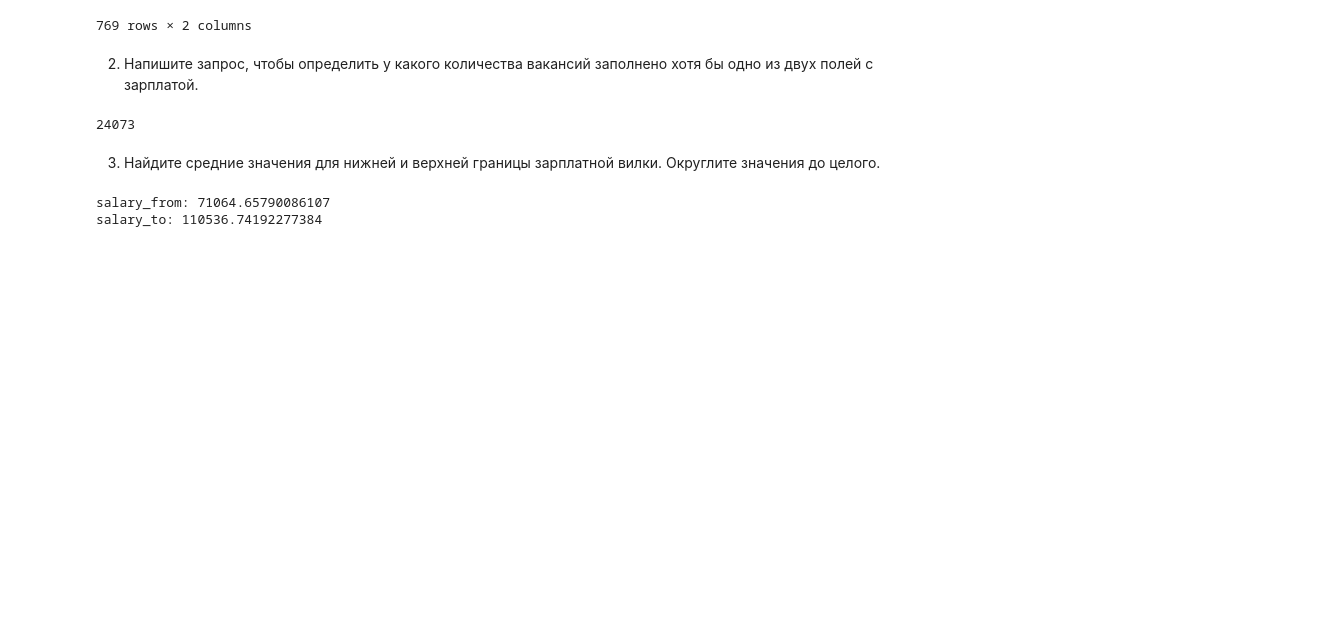
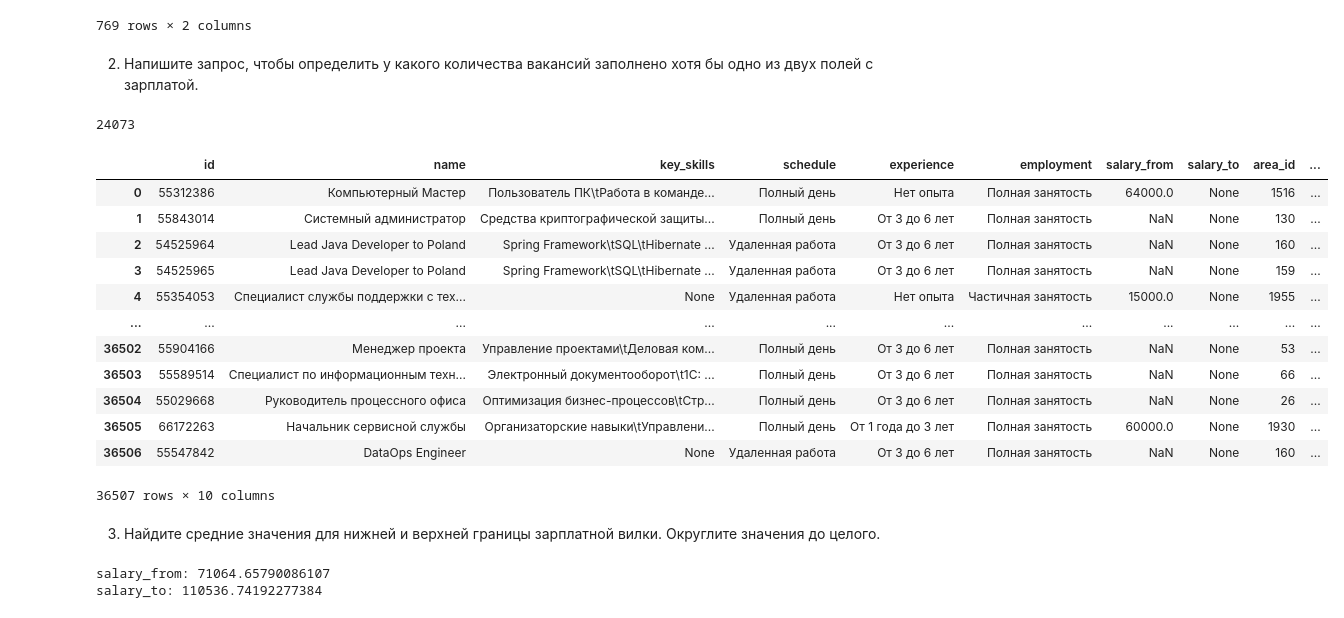
Before and after one commit to nikolaevgk/SFproject2, a Jupyter notebook: SF PART 2/Project_2_Николаев.ipynb, the cells around one changed output. Saved outputs shown, nothing was run; the diff lists cells and outputs as text; code cells hidden in the pictures; blank space fills up the shorter version.

```diff
--- a/SF PART 2/Project_2_Николаев.ipynb
+++ b/SF PART 2/Project_2_Николаев.ipynb
@@ -6,6 +6,11 @@
 import pandas as pd
 import psycopg2
 # %%
+DBNAME = 'project_sql'
+USER = 'skillfactory'
+PASSWORD = 'cCkxxLVrDE8EbvjueeMedPKt'
+HOST = '84.201.134.129'
+PORT = 5432
 connection = psycopg2.connect(
     dbname=DBNAME,
     user=USER,
@@ -101,6 +106,27 @@ df = pd.read_sql_query(query_4_2, connection)
 df.shape[0]
 # %% [output]
 24073
+# %%
+query_4_2 = f'''select *
+           from public.vacancies
+           where vacancies.salary_to IS null
+        '''
+df = pd.read_sql_query(query_4_2, connection)
+df
+# %% [output]
+|  | id | name | key_skills | schedule | experience | employment | salary_from | salary_to | area_id | ... |
+| 0 | 55312386 | Компьютерный Мастер | Пользователь ПК\tРабота в команде... | Полный день | Нет опыта | Полная занятость | 64000.0 | None | 1516 | ... |
+| 1 | 55843014 | Системный администратор | Средства криптографической защиты... | Полный день | От 3 до 6 лет | Полная занятость | NaN | None | 130 | ... |
+| 2 | 54525964 | Lead Java Developer to Poland | Spring Framework\tSQL\tHibernate ... | Удаленная работа | От 3 до 6 лет | Полная занятость | NaN | None | 160 | ... |
+| 3 | 54525965 | Lead Java Developer to Poland | Spring Framework\tSQL\tHibernate ... | Удаленная работа | От 3 до 6 лет | Полная занятость | NaN | None | 159 | ... |
+| 4 | 55354053 | Специалист службы поддержки с тех... | None | Удаленная работа | Нет опыта | Частичная занятость | 15000.0 | None | 1955 | ... |
+| ... | ... | ... | ... | ... | ... | ... | ... | ... | ... | ... |
+| 36502 | 55904166 | Менеджер проекта | Управление проектами\tДеловая ком... | Полный день | От 3 до 6 лет | Полная занятость | NaN | None | 53 | ... |
+| 36503 | 55589514 | Специалист по информационным техн... | Электронный документооборот\t1С: ... | Полный день | От 3 до 6 лет | Полная занятость | NaN | None | 66 | ... |
+| 36504 | 55029668 | Руководитель процессного офиса | Оптимизация бизнес-процессов\tСтр... | Полный день | От 3 до 6 лет | Полная занятость | NaN | None | 26 | ... |
+| 36505 | 66172263 | Начальник сервисной службы | Организаторские навыки\tУправлени... | Полный день | От 1 года до 3 лет | Полная занятость | 60000.0 | None | 1930 | ... |
+| 36506 | 55547842 | DataOps Engineer | None | Удаленная работа | От 3 до 6 лет | Полная занятость | NaN | None | 160 | ... |
+36507 rows × 10 columns
 # %% [markdown]
 3. Найдите средние значения для нижней и верхней границы зарплатной вилки. Округлите значения до целого.
 # %%
```
